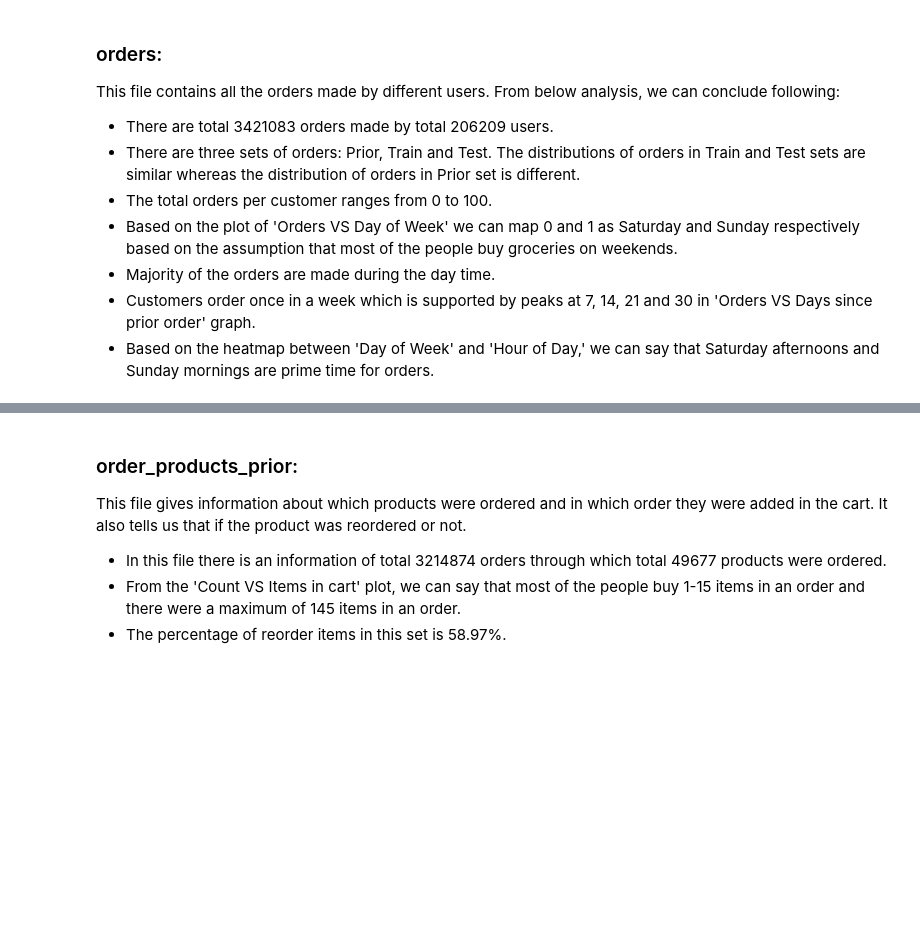
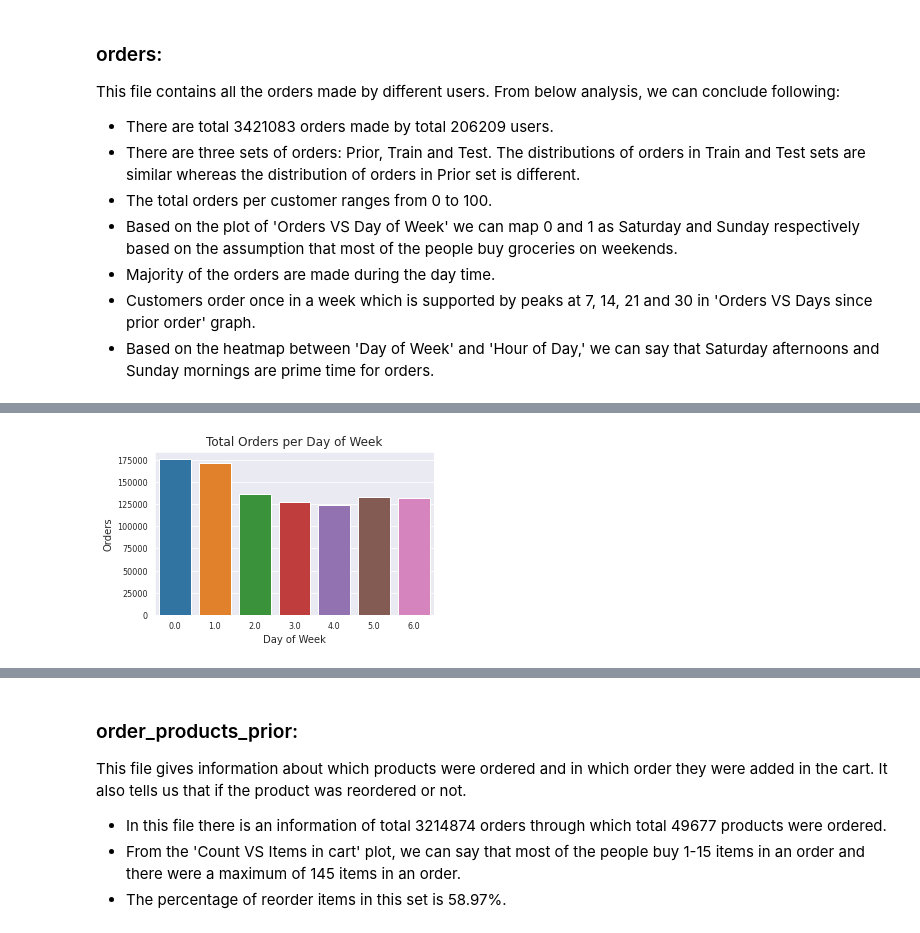
Before and after one commit to kt-chan/dbt-airflow-docker, a Jupyter notebook: jupyter/01-Data Description and Analysis.ipynb, the cells around one changed output, grey strips where cells are left out. Saved outputs shown, nothing was run; the diff lists cells and outputs as text; code cells hidden in the pictures; blank space fills up the shorter version.

```diff
--- a/jupyter/01-Data Description and Analysis.ipynb
+++ b/jupyter/01-Data Description and Analysis.ipynb
@@ -76,8 +70,8 @@ pd.read_sql_query("show tables", con=sparkConn)
 # %%
 
-aisles = pd.read_sql_query("select * from sample.aisles limit 1000000", con=sparkConn)
-departments = pd.read_sql_query("select * from sample.departments limit 1000000", con=sparkConn)
-orders = pd.read_sql_query("select * from sample.orders limit 1000000", con=sparkConn)
-products = pd.read_sql_query("select * from sample.products limit 1000000", con=sparkConn)
+aisles = pd.read_sql_query("select * from source.aisles limit 1000000", con=sparkConn)
+departments = pd.read_sql_query("select * from source.departments limit 1000000", con=sparkConn)
+orders = pd.read_sql_query("select * from source.orders limit 1000000", con=sparkConn)
+products = pd.read_sql_query("select * from source.products limit 1000000", con=sparkConn)
 # %%
 
@@ -155,12 +265,14 @@ plt.show()
 # %%
 fig, ax = plt.subplots(figsize = (5,3))
-ax = sns.countplot(orders.order_dow)
+ax = sns.countplot(x=orders.order_dow)
 ax.set_xlabel('Day of Week', size = 10)
 ax.set_ylabel('Orders', size = 10)
 ax.tick_params(axis = 'both', labelsize = 8)
 ax.set_title('Total Orders per Day of Week')
 fig.savefig('./plot/Total Orders per Day of Week.png')
 plt.show()
+# %% [output]
+[figure, added]
 # %%
 temp_df = orders.groupby('order_dow')['user_id'].nunique()
 
```
Also changed, not shown: parts of 53 cells of this notebook, 13 other files.
